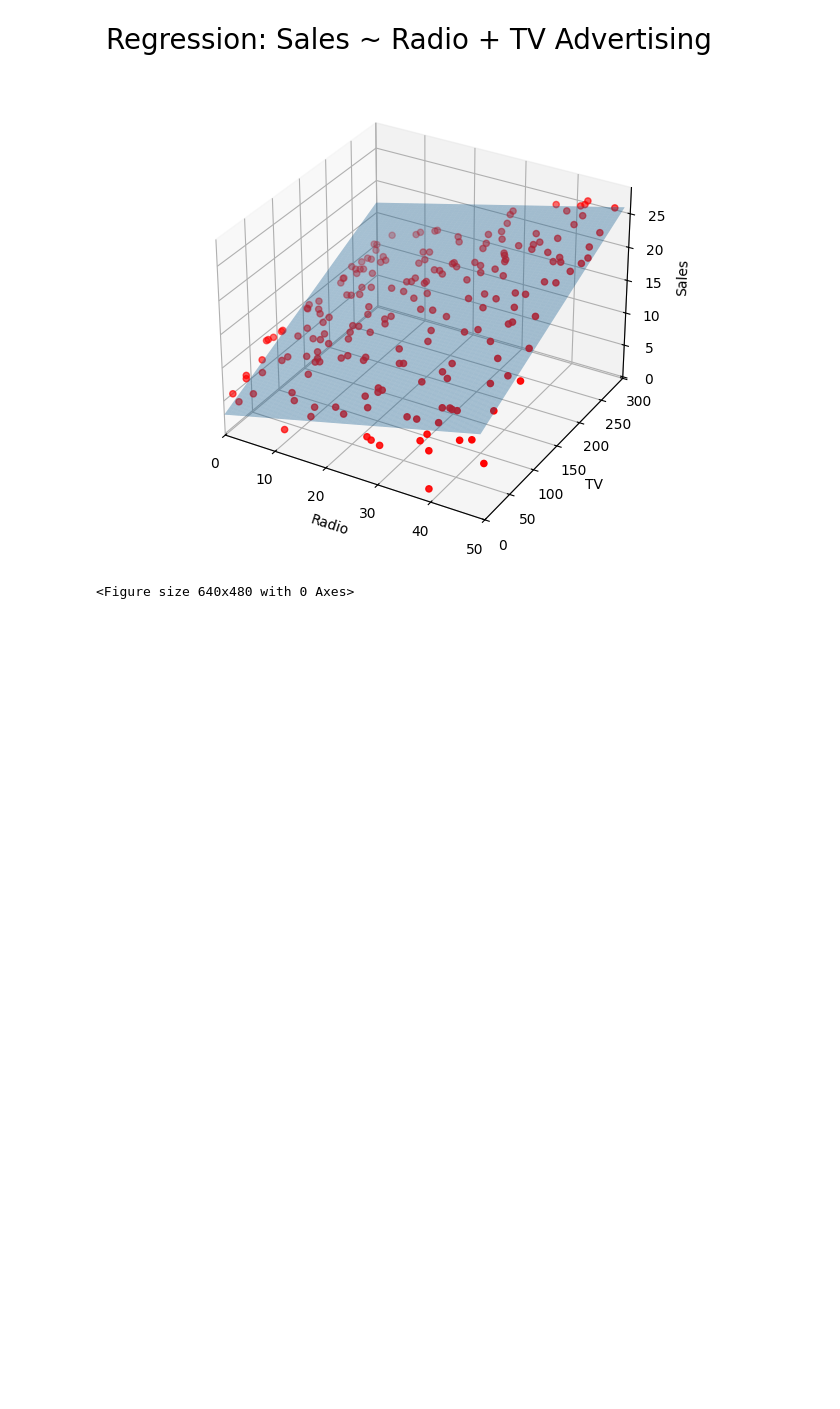
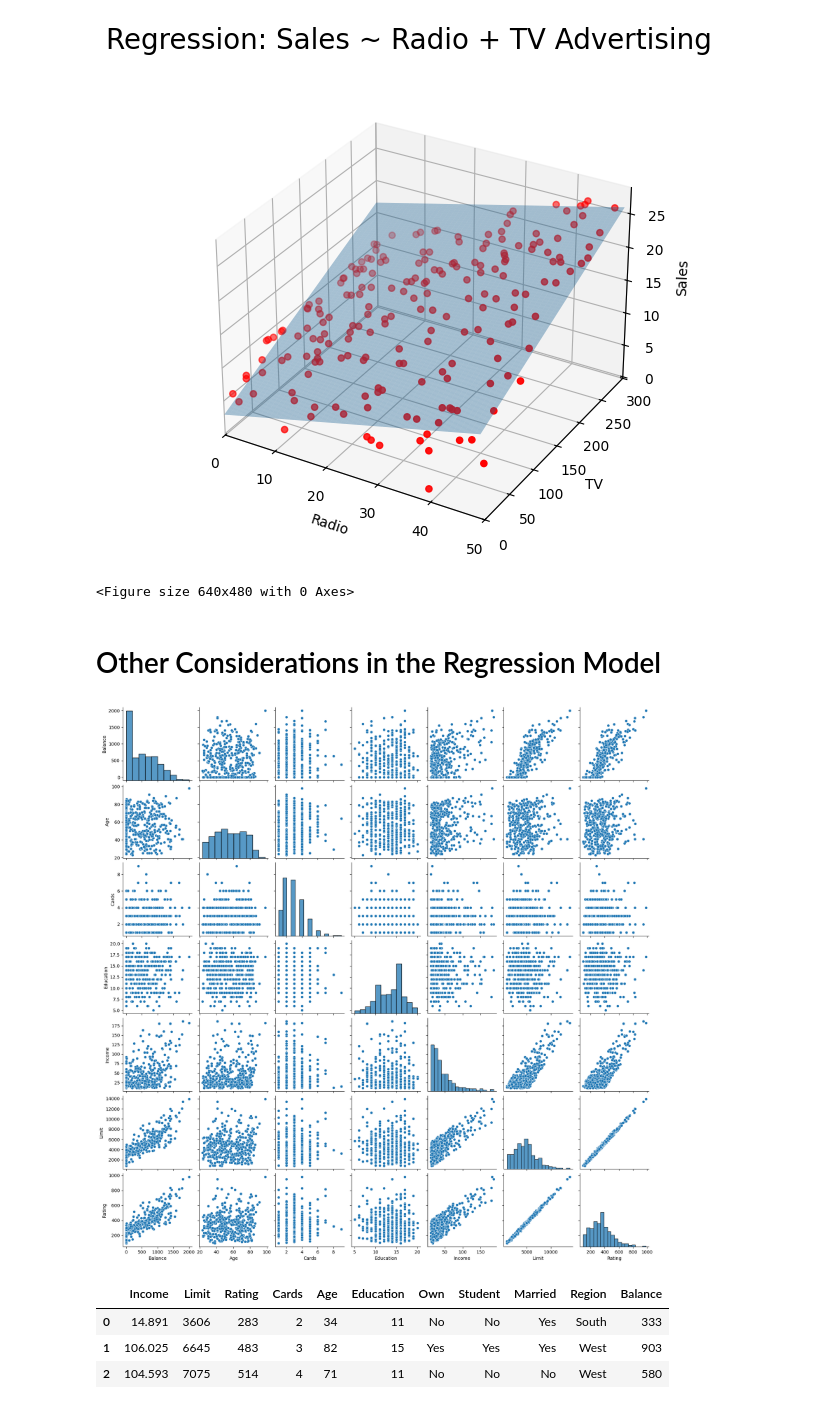
Before and after one commit to vincenzorrei/EDU-LinearRegression, a Jupyter notebook: main.ipynb, the cells around one changed output. Saved outputs shown, nothing was run; the diff lists cells and outputs as text; code cells hidden in the pictures; blank space fills up the shorter version.

```diff
--- a/main.ipynb
+++ b/main.ipynb
@@ -217,3 +216,16 @@ plt.savefig('images/fig_3d.png')
 # %% [output]
 [figure]
 <Figure size 640x480 with 0 Axes>
+# %% [markdown]
+# Other Considerations in the Regression Model
+# %%
+sns.pairplot(credit[['Balance','Age','Cards','Education','Income','Limit','Rating']]);
+# %% [output]
+[figure, added]
+# %%
+credit.head(3)
+# %% [output]
+|  | Income | Limit | Rating | Cards | Age | Education | Own | Student | Married | Region | Balance |
+| 0 | 14.891 | 3606 | 283 | 2 | 34 | 11 | No | No | Yes | South | 333 |
+| 1 | 106.025 | 6645 | 483 | 3 | 82 | 15 | Yes | Yes | Yes | West | 903 |
+| 2 | 104.593 | 7075 | 514 | 4 | 71 | 11 | No | No | No | West | 580 |
```
Also changed, not shown: parts of 1 cell of this notebook.
